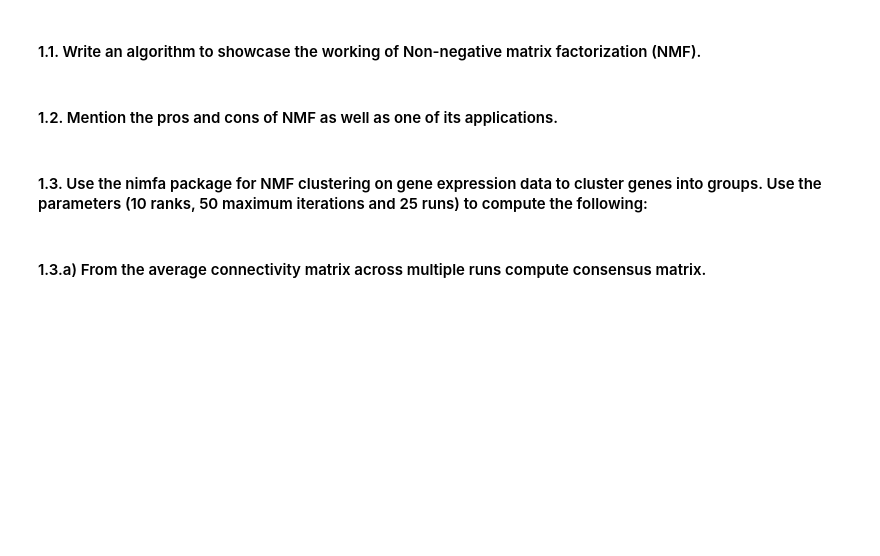
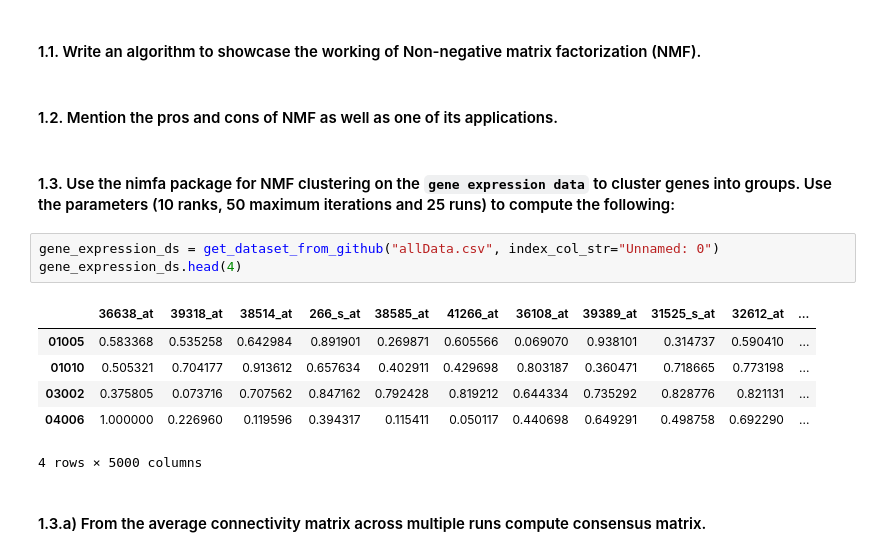
Before and after one commit to FabriceBeaumont/MA-INF_4216_Biomedical_DS_and_AI, a Jupyter notebook: Sheet6/Assignment6_Solutions.ipynb, the cells around one changed output. Drawn from its saved outputs; the diff is of its cells as text; blank space fills up the shorter version.

```diff
--- a/Sheet6/Assignment6_Solutions.ipynb
+++ b/Sheet6/Assignment6_Solutions.ipynb
@@ -21,7 +28,17 @@ data_file_path = "https://raw.githubusercontent.com/D34dP0oL/4216_Biomedical_DS_
 # %% [markdown]
 #### 1.2. Mention the pros and cons of NMF as well as one of its applications.
 # %% [markdown]
-#### 1.3. Use the nimfa package for NMF clustering on gene expression data to cluster genes into groups. Use the parameters (10 ranks, 50 maximum iterations and 25 runs) to compute the following:
+#### 1.3. Use the nimfa package for NMF clustering on the `gene expression data` to cluster genes into groups. Use the parameters (10 ranks, 50 maximum iterations and 25 runs) to compute the following:
+# %%
+gene_expression_ds = get_dataset_from_github("allData.csv", index_col_str="Unnamed: 0")
+gene_expression_ds.head(4)
+# %% [output]
+|  | 36638_at | 39318_at | 38514_at | 266_s_at | 38585_at | 41266_at | 36108_at | 39389_at | 31525_s_at | 32612_at | ... |
+| 01005 | 0.583368 | 0.535258 | 0.642984 | 0.891901 | 0.269871 | 0.605566 | 0.069070 | 0.938101 | 0.314737 | 0.590410 | ... |
+| 01010 | 0.505321 | 0.704177 | 0.913612 | 0.657634 | 0.402911 | 0.429698 | 0.803187 | 0.360471 | 0.718665 | 0.773198 | ... |
+| 03002 | 0.375805 | 0.073716 | 0.707562 | 0.847162 | 0.792428 | 0.819212 | 0.644334 | 0.735292 | 0.828776 | 0.821131 | ... |
+| 04006 | 1.000000 | 0.226960 | 0.119596 | 0.394317 | 0.115411 | 0.050117 | 0.440698 | 0.649291 | 0.498758 | 0.692290 | ... |
+4 rows × 5000 columns
 # %% [markdown]
 #### 1.3.a) From the average connectivity matrix across multiple runs compute consensus matrix.
 # %% [markdown]
```
Also changed, not shown: parts of 5 cells of this notebook.
